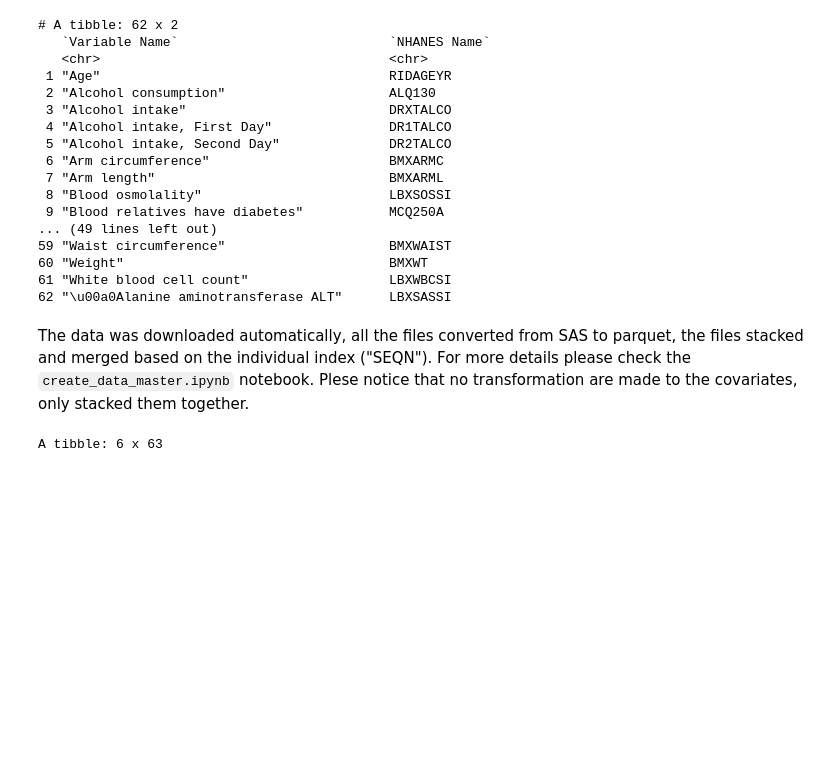
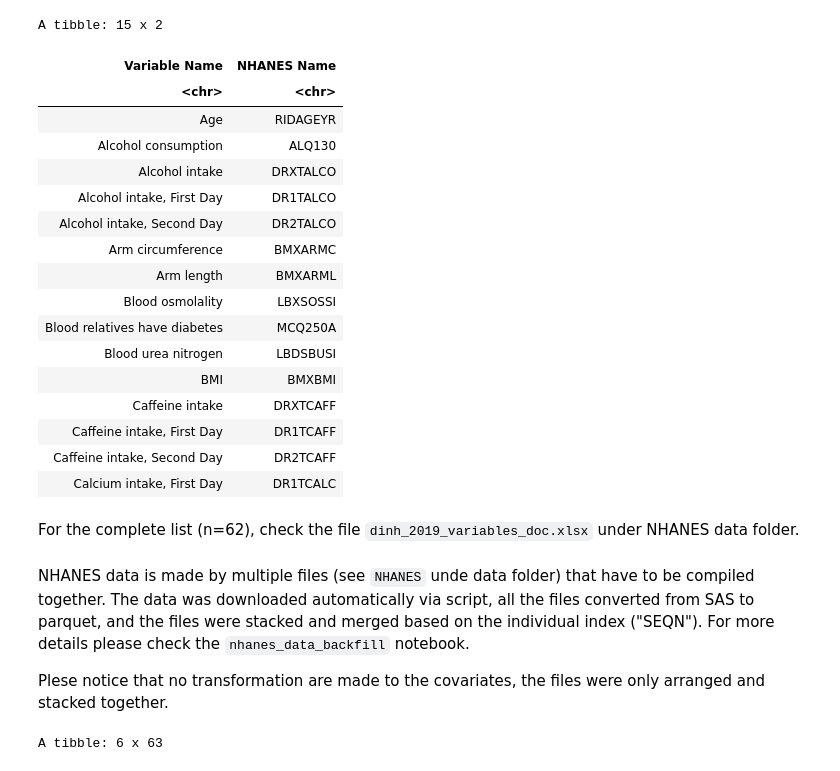
Before and after one commit to pipegalera/ml_diabetes, a Jupyter notebook: Dinh et al. (2019)/R_replicate_Dinh.ipynb, the cells around one changed output. Saved outputs shown, nothing was run; the diff lists cells and outputs as text; code cells hidden in the pictures; blank space fills up the shorter version.

```diff
--- a/Dinh et al. (2019)/R_replicate_Dinh.ipynb
+++ b/Dinh et al. (2019)/R_replicate_Dinh.ipynb
@@ -83,28 +101,33 @@ For now, I will consider the variables taken from [Figure 5](https://raw.githubu
 # %%
 DATA_PATH <- "/Users/pipegalera/dev/ml_diabetes/data/NHANES/raw_data/"
 dinh_2019_vars <- read_excel(paste0(DATA_PATH, "dinh_2019_variables_doc.xlsx"))
 
-print(dinh_2019_vars[, c("Variable Name", "NHANES Name")], n=62)
+head(dinh_2019_vars[, c("Variable Name", "NHANES Name")], n=15)
 # %% [output]
-# A tibble: 62 x 2
-   `Variable Name`                           `NHANES Name`
-   <chr>                                     <chr>
- 1 "Age"                                     RIDAGEYR
- 2 "Alcohol consumption"                     ALQ130
- 3 "Alcohol intake"                          DRXTALCO
- 4 "Alcohol intake, First Day"               DR1TALCO
- 5 "Alcohol intake, Second Day"              DR2TALCO
- 6 "Arm circumference"                       BMXARMC
- 7 "Arm length"                              BMXARML
- 8 "Blood osmolality"                        LBXSOSSI
- 9 "Blood relatives have diabetes"           MCQ250A
-... (49 lines left out)
-59 "Waist circumference"                     BMXWAIST
-60 "Weight"                                  BMXWT
-61 "White blood cell count"                  LBXWBCSI
-62 "\u00a0Alanine aminotransferase ALT"      LBXSASSI
+A tibble: 15 x 2
+| Variable Name | NHANES Name |
+| <chr> | <chr> |
+| Age | RIDAGEYR |
+| Alcohol consumption | ALQ130 |
+| Alcohol intake | DRXTALCO |
+| Alcohol intake, First Day | DR1TALCO |
+| Alcohol intake, Second Day | DR2TALCO |
+| Arm circumference | BMXARMC |
+| Arm length | BMXARML |
+| Blood osmolality | LBXSOSSI |
+| Blood relatives have diabetes | MCQ250A |
+| Blood urea nitrogen | LBDSBUSI |
+| BMI | BMXBMI |
+| Caffeine intake | DRXTCAFF |
+| Caffeine intake, First Day | DR1TCAFF |
+| Caffeine intake, Second Day | DR2TCAFF |
+| Calcium intake, First Day | DR1TCALC |
+# %% [markdown]
+For the complete list (n=62), check the file `dinh_2019_variables_doc.xlsx` under NHANES data folder.
 # %% [markdown]
-The data was downloaded automatically, all the files converted from SAS to parquet, the files stacked and merged based on the individual index ("SEQN"). For more details please check the `create_data_master.ipynb` notebook. Plese notice that no transformation are made to the covariates, only stacked them together.
+NHANES data is made by multiple files (see `NHANES` unde data folder) that have to be compiled together. The data was downloaded automatically via script, all the files converted from SAS to parquet, and the files were stacked and merged based on the individual index ("SEQN"). For more details please check the `nhanes_data_backfill` notebook.
+
+Plese notice that no transformation are made to the covariates, the files were only arranged and stacked together.
 # %%
 df <- read_parquet(paste0(DATA_PATH, "dinh_raw_data.parquet"))
 head(df)
```
Also changed, not shown: parts of 10 cells of this notebook, 4 other files.
